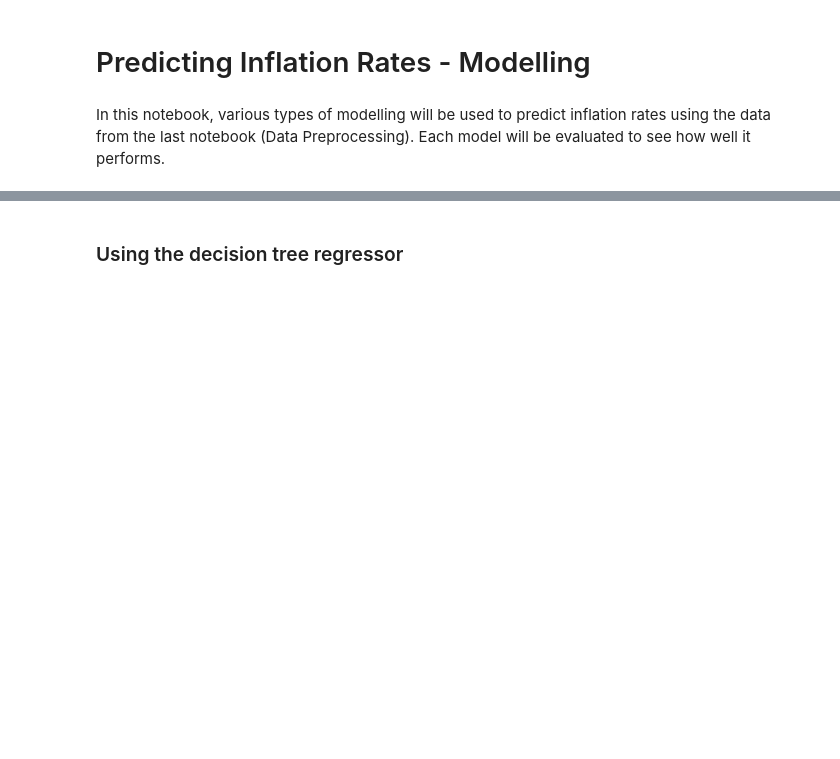
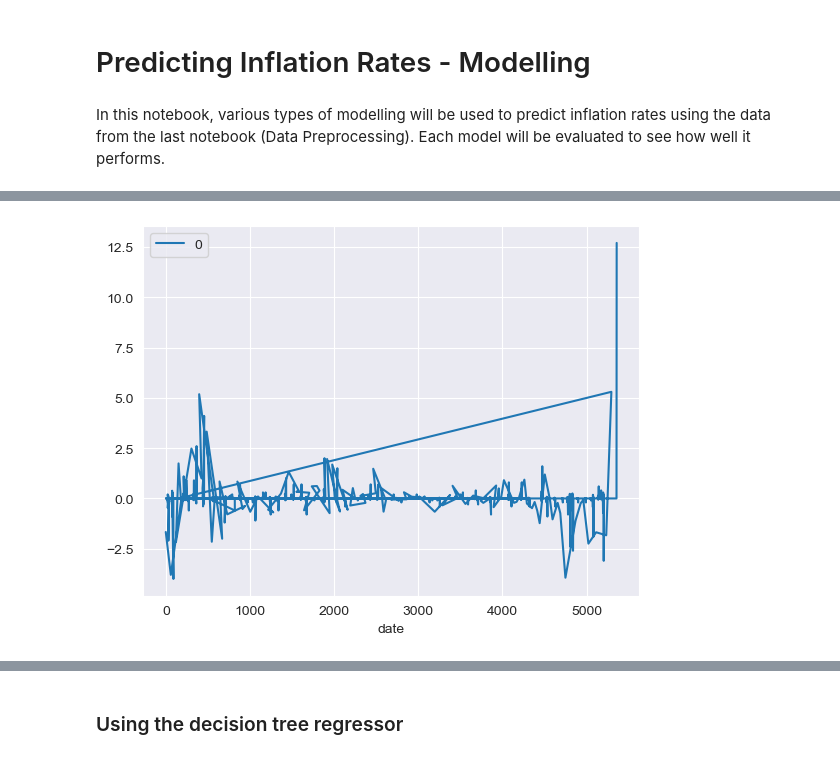
Before and after one commit to Thaps/ProjectPro, a Jupyter notebook: My Projects/Botswana Inflation/Notebooks/Modelling.ipynb, the cells around one changed output, grey strips where cells are left out. Cells and saved outputs as stored; diff of their text form; code cells hidden in the pictures; blank space fills up the shorter version.

```diff
--- a/My Projects/Botswana Inflation/Notebooks/Modelling.ipynb
+++ b/My Projects/Botswana Inflation/Notebooks/Modelling.ipynb
@@ -44,0 +144,5 @@ df.head()
+# %%
+model = ARIMA(df, order=(10,1,0))
+model_fit = model.fit()
+
+print(model_fit.summary())
@@ -44,0 +167,6 @@ df.head()
+# %%
+residuals = pd.DataFrame(model_fit.resid)
+residuals.plot()
+plt.show()
+# %% [output]
+[figure, added]
```
Also changed, not shown: parts of 39 cells of this notebook, 11 other files.
